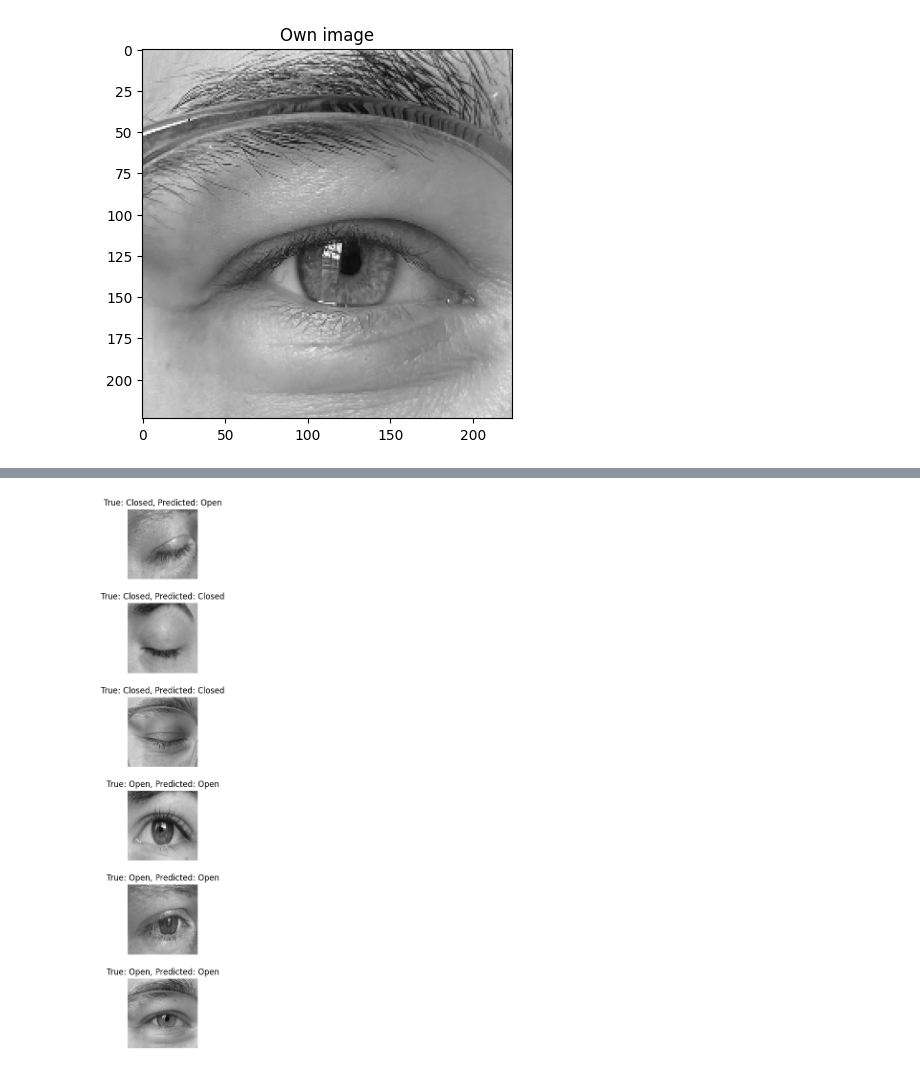
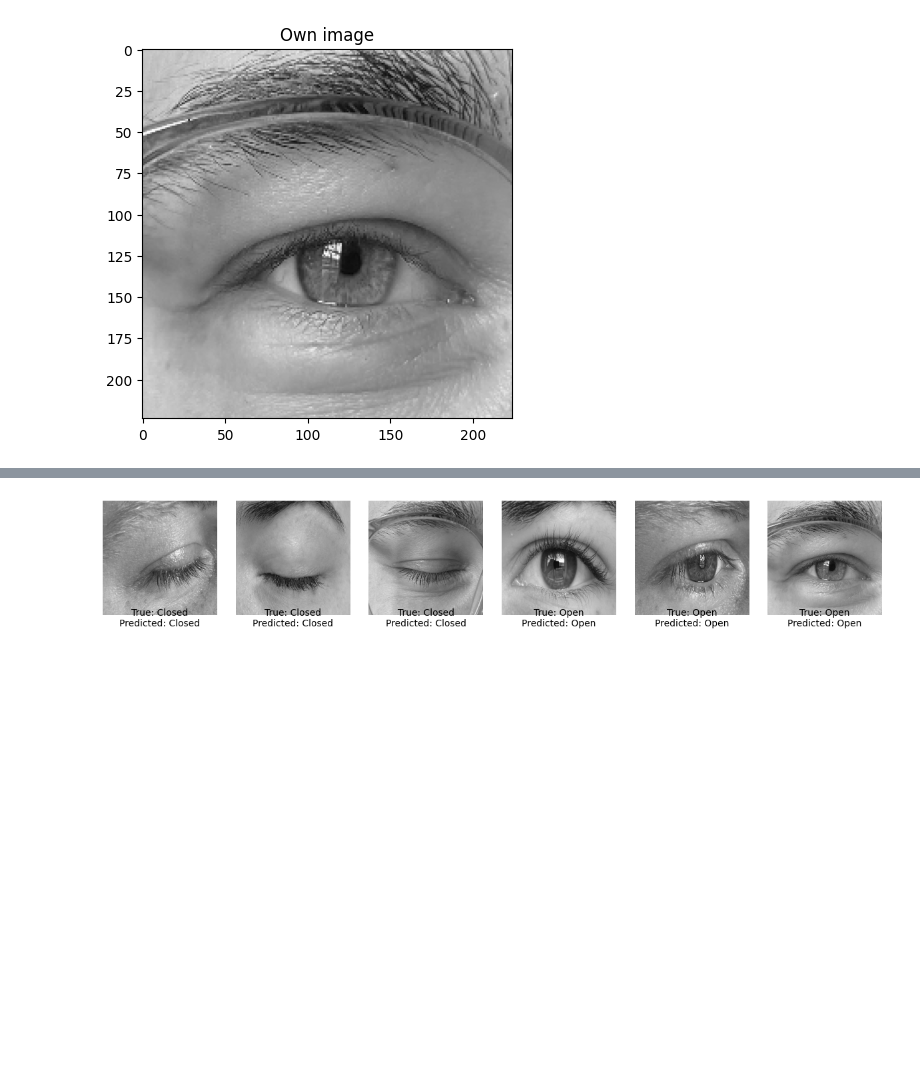
Before and after one commit to Smoulvad01/AI-C1-image-, a Jupyter notebook: Image_Analysis_CNN.ipynb, the cells around one changed output, grey strips where cells are left out. Cells and saved outputs as stored; diff of their text form; code cells hidden in the pictures; blank space fills up the shorter version.

```diff
--- a/Image_Analysis_CNN.ipynb
+++ b/Image_Analysis_CNN.ipynb
@@ -67,9 +67,9 @@ Mounted at /content/drive
 # %% [markdown]
 # <font color='green'>Load and Process the Data</font>
 # %%
-# Use this if working in Jupyter Notebook (not Colab)
-directory_train = "/content/drive/MyDrive/dataset_new-1/train"
-directory_test = "/content/drive/MyDrive/dataset_new-1/test"
+# Use this if working in Colab:
+directory_train = "/content/drive/MyDrive/dataset_new/train"
+directory_test = "/content/drive/MyDrive/dataset_new/test"
 # %%
 def load_image_dataset(directory):
     dataset = tf.keras.utils.image_dataset_from_directory(
@@ -377,10 +432,11 @@ figure out how to use this for evaluation and confusion matrix
 # %%
-#Add color channels to be able to build a pre-trained CNN:
+#Adding color channels to be able to build a pre-trained CNN:
 def expand_dims(image, label):
     image = tf.image.grayscale_to_rgb(image)
     return image, label
 
 train_images = train_images.map(expand_dims)
+val_images = val_images.map(expand_dims)
 test_images = test_images.map(expand_dims)
 # %%
 #Loading the MobileNet model with pre-trained weights from ImageNet dataset:
@@ -409,10 +465,10 @@ model.compile(optimizer=tf.keras.optimizers.Adam(learning_rate=0.0001),
 #Defining the number of epochs:
 num_epochs = 20
 
-#Training the model, using the training set for training and the test set for validation:
+#Training the model, using the train_images for training and the val_images set for validation:
 history = model.fit(train_images,
                     epochs=num_epochs,
-                    validation_data=test_images)
+                    validation_data=val_images)
 # %% [output]
 Downloading data from https://storage.googleapis.com/tensorflow/keras-applications/mobilenet/mobilenet_1_0_224_tf_no_top.h5
 17225924/17225924 [==============================] - 0s 0us/step
@@ -621,7 +682,7 @@ plt.show()
 # <font color='GREEN'>Using Trained Model</font>
 # %%
 #Loading own images:
-directory_own = "/content/drive/MyDrive/prediction_images-1"
+directory_own = "/content/drive/MyDrive/prediction_images"
 # %%
 #Formating own images:
 def load_image_dataset(directory):
@@ -704,15 +765,15 @@ predictions_to_show = model.predict(images_to_show)
 predicted_labels = (predictions_to_show > 0.5).astype("int32").reshape(-1)
 
 #:Plot the images with their predicted and true labels
-fig = plt.figure(figsize=(10, 2*len(images_to_show)))  #adjust the size of the whole figure
+fig = plt.figure(figsize=(2*len(images_to_show), 4))  #adjust the size of the whole figure
 for i in range(len(images_to_show)):
-    ax = plt.subplot(len(images_to_show), 1, i + 1)  #arrange subplots vertically
+    ax = plt.subplot(1, len(images_to_show), i + 1)  #arrange subplots vertically
     plt.imshow(images_to_show[i].astype("uint8"), cmap='gray')  #assumes your images are grayscale
-    plt.title(f"True: {class_names[labels_to_show[i]]}, Predicted: {class_names[predicted_labels[i]]}")
+    ax.set_title(f"True: {class_names[labels_to_show[i]]}\nPredicted: {class_names[predicted_labels[i]]}", y=-0.15, fontsize=10)
     plt.axis('off')  #hide the x and y axes
 
 #Adjust spacing:
-fig.tight_layout(pad=2.0)  #increases padding between subplots
+fig.tight_layout(w_pad=2.0)  #increases padding between subplots
 
 plt.show()
 # %% [output]
@@ -720 +781 @@ plt.show()
-[figure, old version]
+[figure, new version]
```
Also changed, not shown: parts of 15 cells of this notebook.
